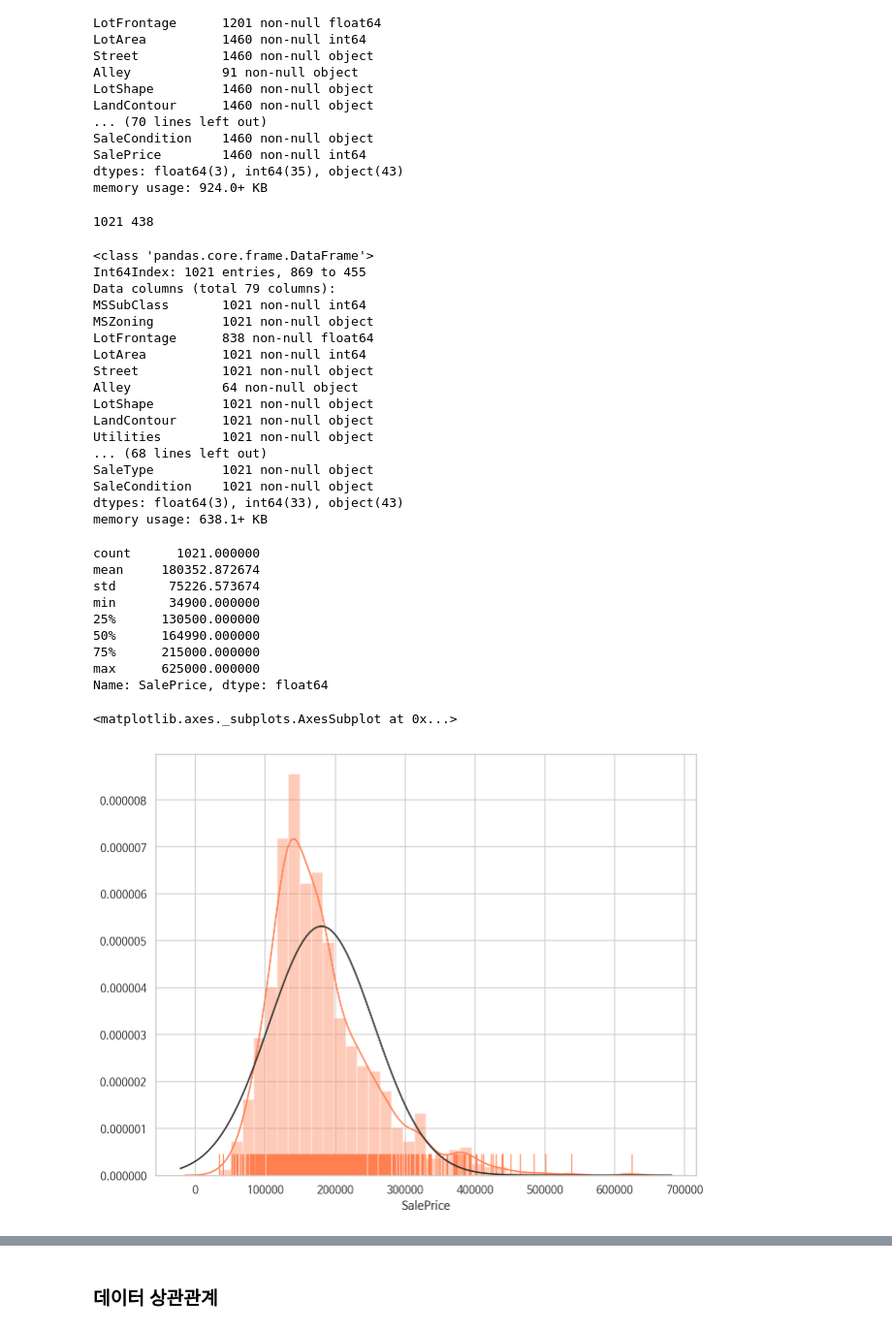
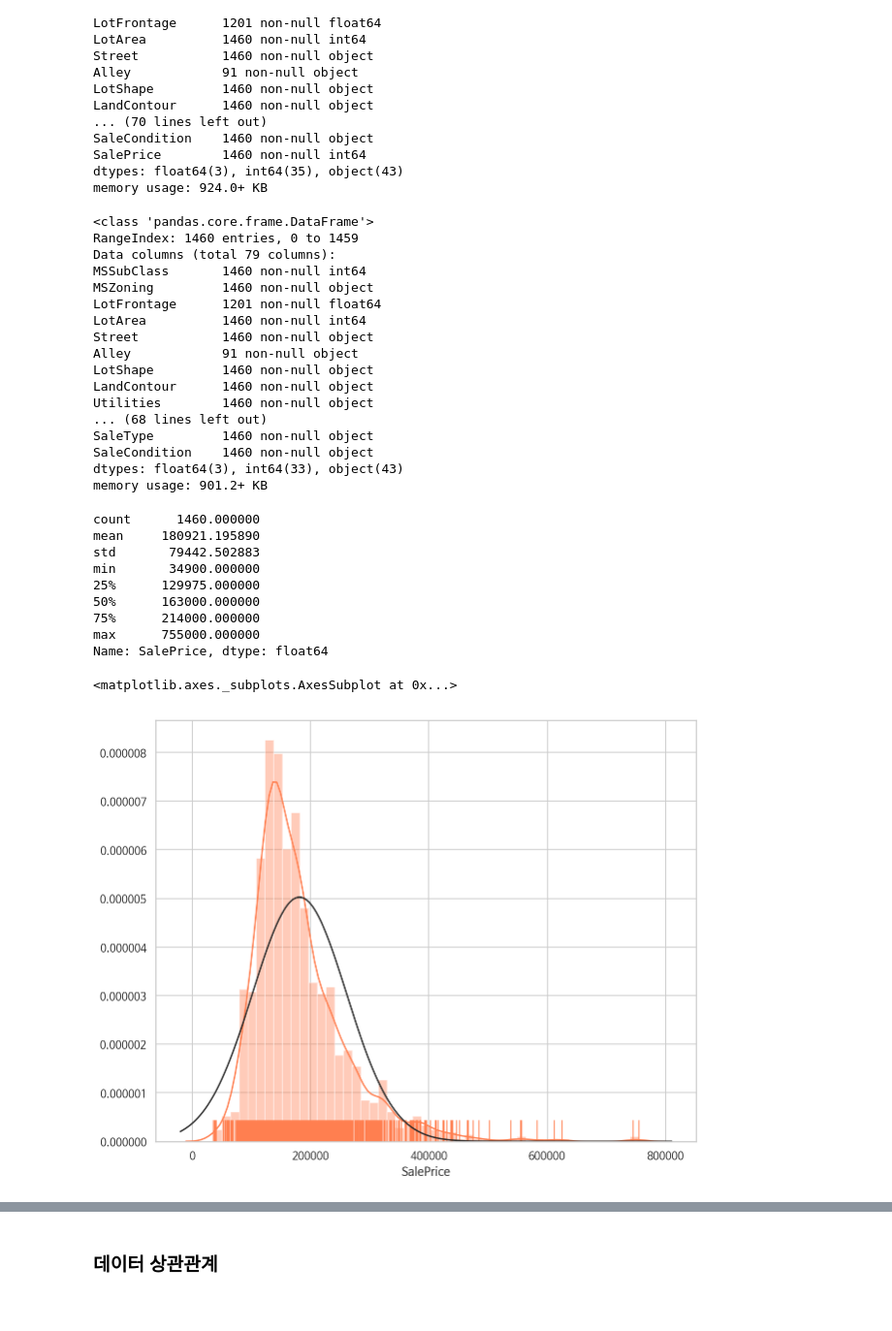
Before and after one commit to lim800/DoNotUse, a Jupyter notebook: SemiProject/houseplrices/jjlim.ipynb, the cells around one changed output, grey strips where cells are left out. Shown at 97% size. Cells and saved outputs as stored; diff of their text form; code cells hidden in the pictures.

```diff
--- a/SemiProject/houseplrices/jjlim.ipynb
+++ b/SemiProject/houseplrices/jjlim.ipynb
@@ -82,45 +79,41 @@ df_train, df_test, y_train, y_test = train_test_split(df, y , train_size= 0.7, t
-# %%
-print(len(df_train),len(df_test))
-# %% [output]
-1021 438
 # %%
-df_train.info()
+df.info()
 # %% [output]
 <class 'pandas.core.frame.DataFrame'>
-Int64Index: 1021 entries, 869 to 455
+RangeIndex: 1460 entries, 0 to 1459
 Data columns (total 79 columns):
-MSSubClass       1021 non-null int64
-MSZoning         1021 non-null object
-LotFrontage      838 non-null float64
-LotArea          1021 non-null int64
-Street           1021 non-null object
-Alley            64 non-null object
-LotShape         1021 non-null object
-LandContour      1021 non-null object
-Utilities        1021 non-null object
+MSSubClass       1460 non-null int64
+MSZoning         1460 non-null object
+LotFrontage      1201 non-null float64
+LotArea          1460 non-null int64
+Street           1460 non-null object
+Alley            91 non-null object
+LotShape         1460 non-null object
+LandContour      1460 non-null object
+Utilities        1460 non-null object
 ... (68 lines left out)
-SaleType         1021 non-null object
-SaleCondition    1021 non-null object
+SaleType         1460 non-null object
+SaleCondition    1460 non-null object
 dtypes: float64(3), int64(33), object(43)
-memory usage: 638.1+ KB
+memory usage: 901.2+ KB
 # %%
 # 예측값인 'SalePrice' 컬럼 내역 확인
-y_train.describe()
+y.describe()
 # %% [output]
-count      1021.000000
-mean     180352.872674
-std       75226.573674
+count      1460.000000
+mean     180921.195890
+std       79442.502883
 min       34900.000000
-25%      130500.000000
-50%      164990.000000
-75%      215000.000000
-max      625000.000000
+25%      129975.000000
+50%      163000.000000
+75%      214000.000000
+max      755000.000000
 Name: SalePrice, dtype: float64
 # %%
 plt.figure(figsize=(10,8))
-sns.distplot(y_train, color='coral', fit=norm, rug=True)
+sns.distplot(y, color='coral', fit=norm, rug=True)
 # %% [output]
 <matplotlib.axes._subplots.AxesSubplot at 0x...>
-[figure, old version]
+[figure, new version]
 # %%
 # normal distribution check
```
Also changed, not shown: parts of 78 cells of this notebook.
